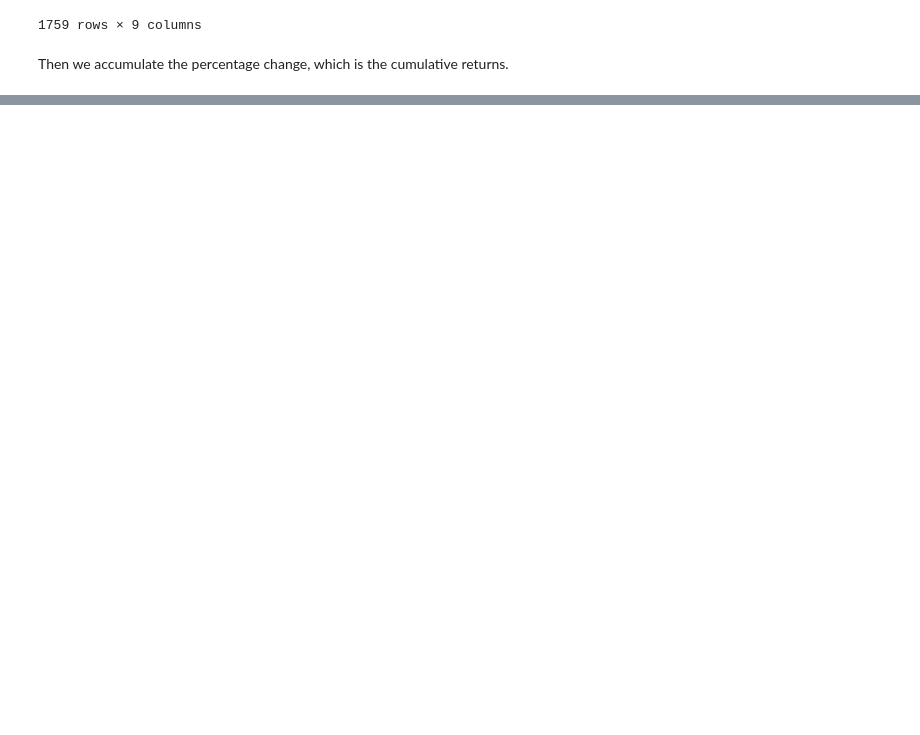
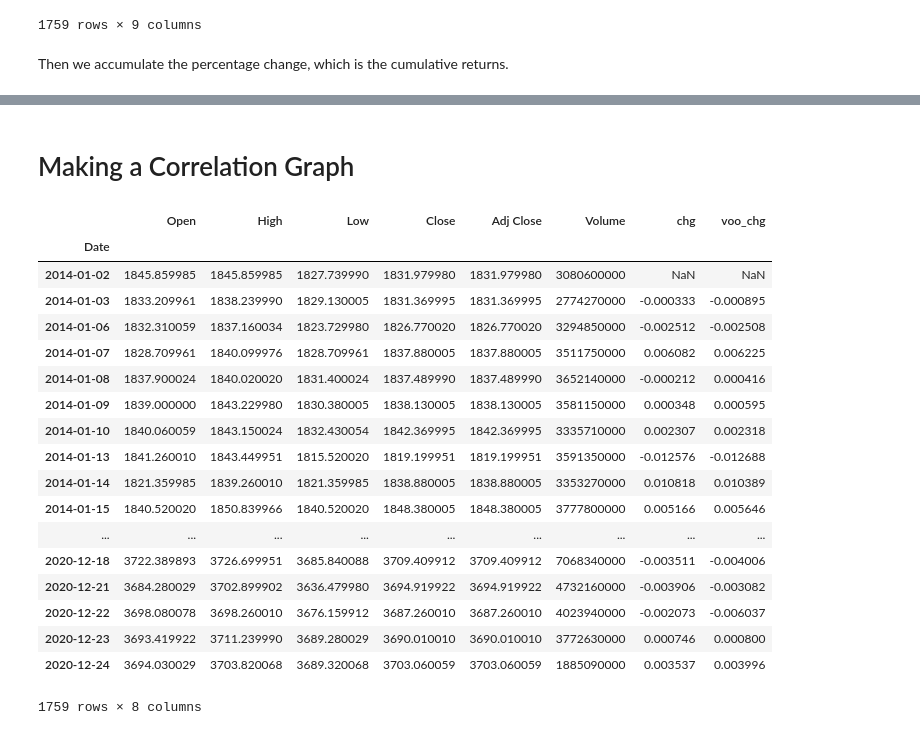
Before and after one commit to murphytalk/finance, a Jupyter notebook: src/finance/quant/trading-evolved.ipynb, the cells around one changed output, grey strips where cells are left out. Drawn from its saved outputs; the diff is of its cells as text; code cells hidden in the pictures; blank space fills up the shorter version.

```diff
--- a/src/finance/quant/trading-evolved.ipynb
+++ b/src/finance/quant/trading-evolved.ipynb
@@ -172,0 +198,36 @@ data[['Strategy','BuyHold']].plot()
+# %% [markdown]
+# Making a Correlation Graph
+# %%
+start_date=[2014,1,1]
+end_date=[2020,12,28]
+
+def get_hist_data(ticker):
+    raw = Fetcher(ticker, start_date, end_date).get_historical()
+    return raw.set_index('Date')
+
+SP500='%5EGSPC'
+df_sp500 = get_hist_data(SP500)
+df_sp500['chg'] = df_sp500['Close'].pct_change()
+df_voo = get_hist_data('VOO')
+df_sp500['voo_chg'] = df_voo['Close'].pct_change()
+display(df_sp500)
+# %% [output]
+|  | Open | High | Low | Close | Adj Close | Volume | chg | voo_chg |
+| Date |  |  |  |  |  |  |  |  |
+| 2014-01-02 | 1845.859985 | 1845.859985 | 1827.739990 | 1831.979980 | 1831.979980 | 3080600000 | NaN | NaN |
+| 2014-01-03 | 1833.209961 | 1838.239990 | 1829.130005 | 1831.369995 | 1831.369995 | 2774270000 | -0.000333 | -0.000895 |
+| 2014-01-06 | 1832.310059 | 1837.160034 | 1823.729980 | 1826.770020 | 1826.770020 | 3294850000 | -0.002512 | -0.002508 |
+| 2014-01-07 | 1828.709961 | 1840.099976 | 1828.709961 | 1837.880005 | 1837.880005 | 3511750000 | 0.006082 | 0.006225 |
+| 2014-01-08 | 1837.900024 | 1840.020020 | 1831.400024 | 1837.489990 | 1837.489990 | 3652140000 | -0.000212 | 0.000416 |
+| 2014-01-09 | 1839.000000 | 1843.229980 | 1830.380005 | 1838.130005 | 1838.130005 | 3581150000 | 0.000348 | 0.000595 |
+| 2014-01-10 | 1840.060059 | 1843.150024 | 1832.430054 | 1842.369995 | 1842.369995 | 3335710000 | 0.002307 | 0.002318 |
+| 2014-01-13 | 1841.260010 | 1843.449951 | 1815.520020 | 1819.199951 | 1819.199951 | 3591350000 | -0.012576 | -0.012688 |
+| 2014-01-14 | 1821.359985 | 1839.260010 | 1821.359985 | 1838.880005 | 1838.880005 | 3353270000 | 0.010818 | 0.010389 |
+| 2014-01-15 | 1840.520020 | 1850.839966 | 1840.520020 | 1848.380005 | 1848.380005 | 3777800000 | 0.005166 | 0.005646 |
+| ... | ... | ... | ... | ... | ... | ... | ... | ... |
+| 2020-12-18 | 3722.389893 | 3726.699951 | 3685.840088 | 3709.409912 | 3709.409912 | 7068340000 | -0.003511 | -0.004006 |
+| 2020-12-21 | 3684.280029 | 3702.899902 | 3636.479980 | 3694.919922 | 3694.919922 | 4732160000 | -0.003906 | -0.003082 |
+| 2020-12-22 | 3698.080078 | 3698.260010 | 3676.159912 | 3687.260010 | 3687.260010 | 4023940000 | -0.002073 | -0.006037 |
+| 2020-12-23 | 3693.419922 | 3711.239990 | 3689.280029 | 3690.010010 | 3690.010010 | 3772630000 | 0.000746 | 0.000800 |
+| 2020-12-24 | 3694.030029 | 3703.820068 | 3689.320068 | 3703.060059 | 3703.060059 | 1885090000 | 0.003537 | 0.003996 |
+1759 rows × 8 columns
```
Also changed, not shown: parts of 13 cells of this notebook, 1 other file.
